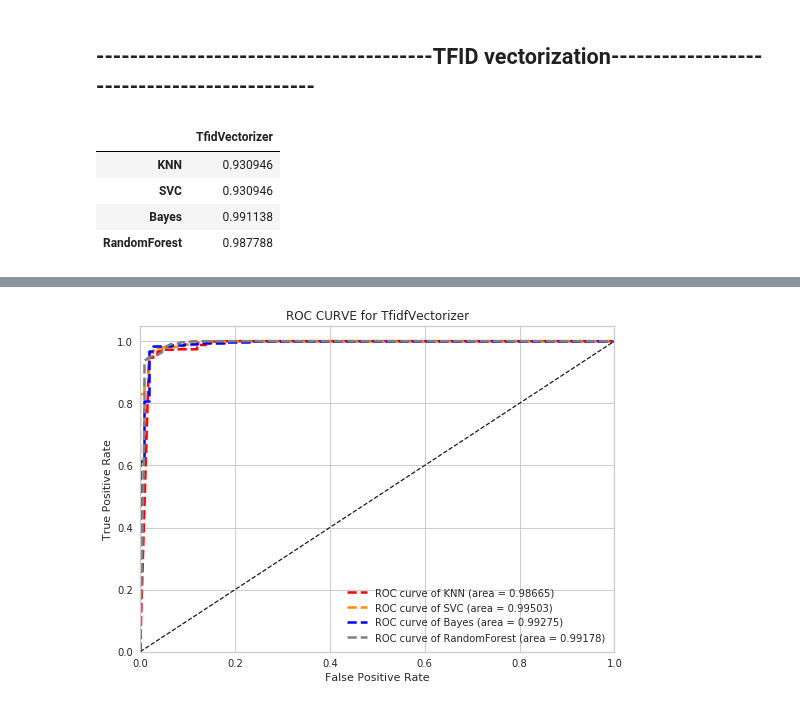
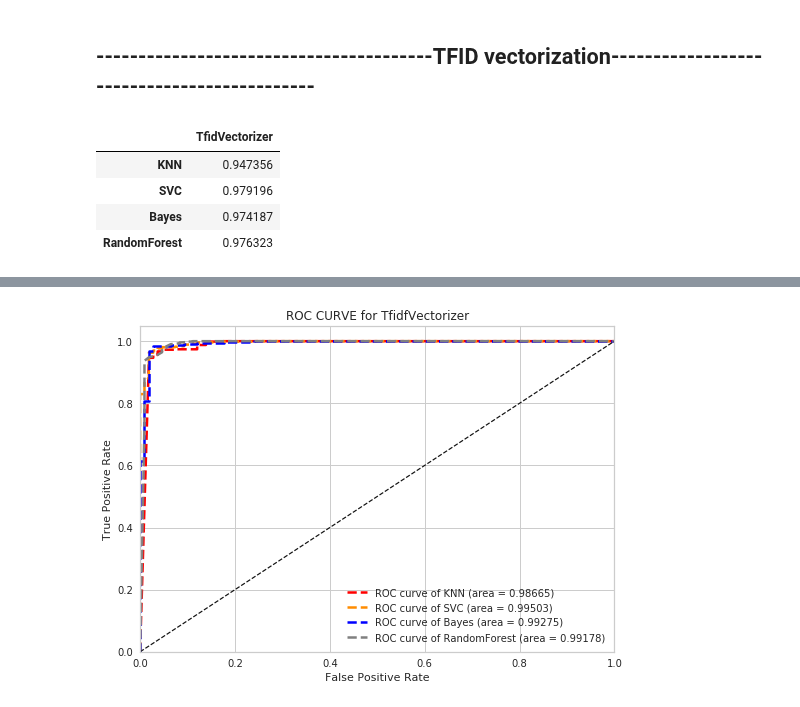
Before and after one commit to ECS171-Project/Final-project, a Jupyter notebook: Models comparisons across different methods.ipynb, the cells around one changed output, grey strips where cells are left out. Cells and saved outputs as stored; diff of their text form; code cells hidden in the pictures.

```diff
--- a/Models comparisons across different methods.ipynb
+++ b/Models comparisons across different methods.ipynb
@@ -53,7 +54,7 @@ def save_f1_score(models,x_te,y_te,word2vec):
     labels = ['KNN','SVC',"Bayes","RandomForest"]
     for l,m in zip(labels,models):
         y_pred = m.predict(x_te)
-        f_score[l] = f1_score(y_te,y_pred)
+        f_score[l] = f1_score(y_te,y_pred,labels=np.unique(y_pred))
     df = pd.DataFrame.from_dict(f_score,orient='index',columns =[word2vec])
     return df
 # %%
@@ -185,14 +186,14 @@ plot_precision_recall(precision1,recall1,pr_auc1,"CountVectorizer")
 # %% [markdown]
 ## ----------------------------------------TFID vectorization--------------------------------------------
 # %%
-df2 = save_f1_score(best_count_models,X_te2,y_te2,"TfidVectorizer")
+df2 = save_f1_score(best_tfid_models,X_te2,y_te2,"TfidVectorizer")
 df2
 # %% [output]
 |  | TfidVectorizer |
-| KNN | 0.930946 |
-| SVC | 0.930946 |
-| Bayes | 0.991138 |
-| RandomForest | 0.987788 |
+| KNN | 0.947356 |
+| SVC | 0.979196 |
+| Bayes | 0.974187 |
+| RandomForest | 0.976323 |
 # %%
 ## calculate for tfid verctorization
 fpr2,tpr2,roc_auc2,precision2,recall2,pr_auc2 = calculate_roc(best_tfid_models, X_te2,y_te2,"TfidVectorizer")
```
Also changed, not shown: parts of 1 cell of this notebook, 5 other files.
